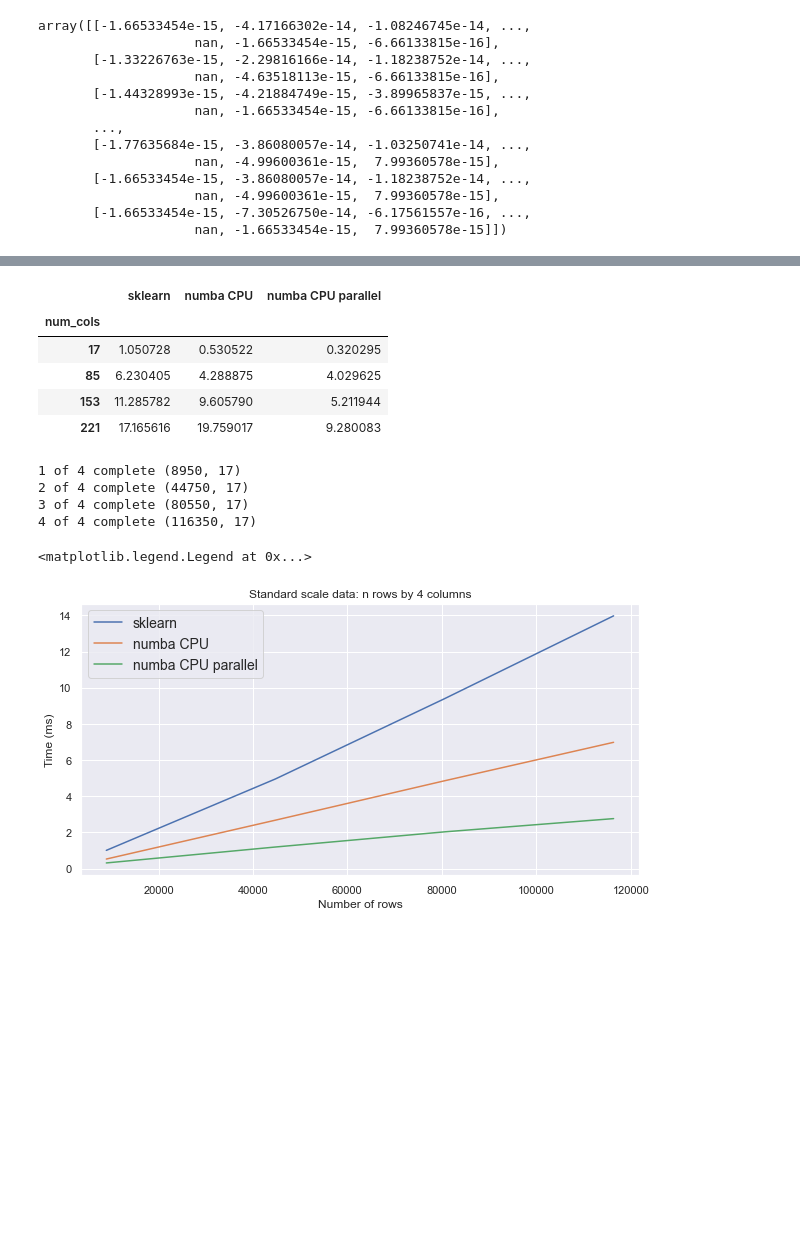
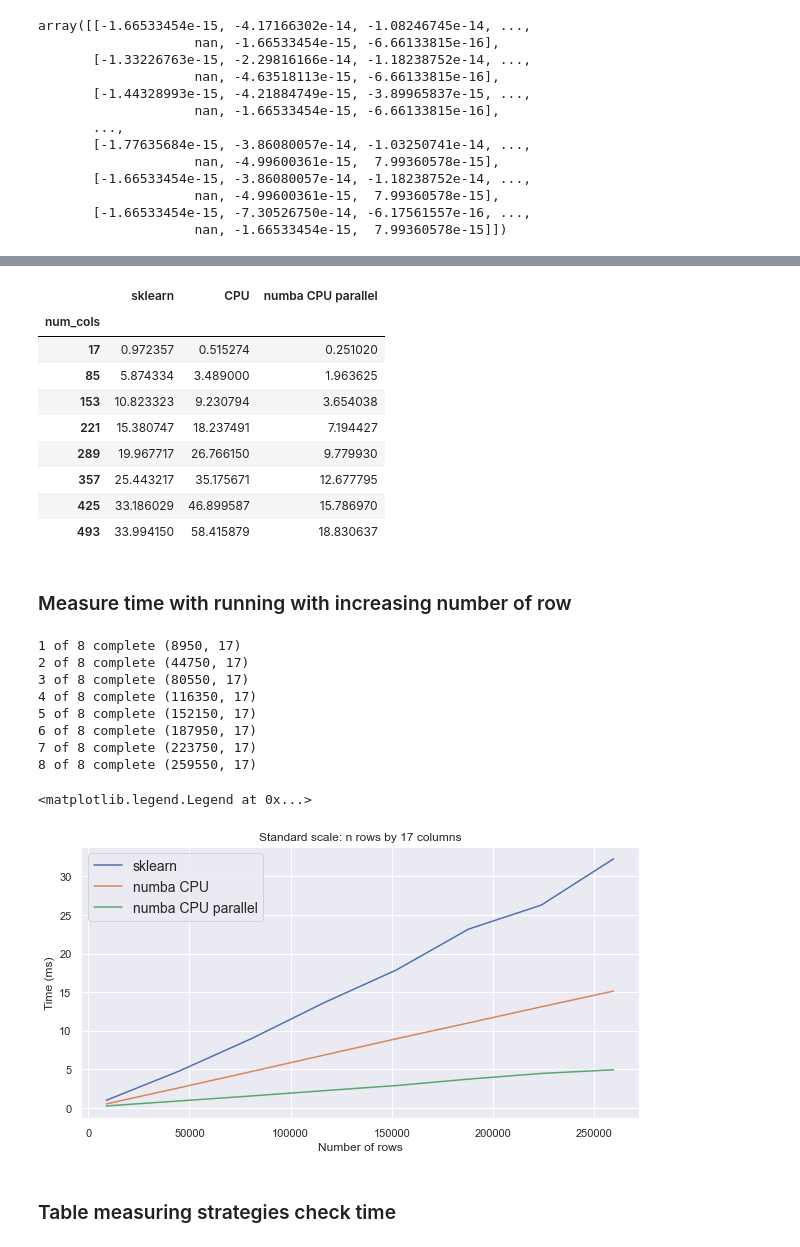
Before and after one commit to molr298/APP_Credit_Segmentation, a Jupyter notebook: utils/parallel_preprocess.ipynb, the cells around one changed output, grey strips where cells are left out. Cells and saved outputs as stored; diff of their text form; code cells hidden in the pictures; blank space fills up the shorter version.

```diff
--- a/utils/parallel_preprocess.ipynb
+++ b/utils/parallel_preprocess.ipynb
@@ -25,10 +28,6 @@ def highlight_min(s):
 # %%
 @njit(parallel=False)
 def standard(df):
-    """
-    Standardise data by removing the mean and scaling to unit variance,
-    equivalent to sklearn StandardScaler.
-    """
     n = df.shape[1]
     res = np.empty_like(df, dtype=np.float64)
 
@@ -40,13 +41,6 @@ def standard(df):
 # %%
 @jit(nopython=True, parallel=True)
 def standard_parallel(df):
-    """
-    Standardise data by removing the mean and scaling to unit variance,
-    equivalent to sklearn StandardScaler.
-
-    Uses explicit parallel loop; may offer improved performance in some
-    cases.
-    """
     n = df.shape[1]
     res = np.empty_like(df, dtype=np.float64)
 
@@ -96,6 +104,6 @@ array([[-1.66533454e-15, -4.17166302e-14, -1.08246745e-14, ...,
 # %%
 res = []
-multiples = range(1, 17, 4)
+multiples = range(1, 30, 4)
 
 for idx, i in enumerate(multiples):
     data = np.tile(df_data_np, i)
@@ -114,11 +126,11 @@ for idx, i in enumerate(multiples):
 # %%
-df_viz = pd.DataFrame(res, columns = ['num_cols', 'sklearn', 'numba CPU', 'numba CPU parallel'])
+df_viz = pd.DataFrame(res, columns = ['num_cols', 'sklearn', 'CPU', 'numba CPU parallel'])
 
 df_viz = df_viz.set_index('num_cols')
 df_viz = df_viz.apply(lambda x: 1000 * x)
 
 ax = df_viz.plot()
-ax.set_title('Standard scale data: 150 rows by n columns')
+ax.set_title('Standard scale: by n columns')
 ax.set_xlabel('Number of columns')
 ax.set_ylabel('Time (ms)')
 plt.legend(prop={'size': 14})
@@ -128,12 +142,18 @@ plt.legend(prop={'size': 14})
 # %%
-df_viz.style.apply(highlight_min, axis=1)
+df_viz.style.apply(highlight_minimum_time, axis=1)
 # %% [output]
-|  | sklearn | numba CPU | numba CPU parallel |
+|  | sklearn | CPU | numba CPU parallel |
 | num_cols |  |  |  |
-| 17 | 1.050728 | 0.530522 | 0.320295 |
-| 85 | 6.230405 | 4.288875 | 4.029625 |
-| 153 | 11.285782 | 9.605790 | 5.211944 |
-| 221 | 17.165616 | 19.759017 | 9.280083 |
+| 17 | 0.972357 | 0.515274 | 0.251020 |
+| 85 | 5.874334 | 3.489000 | 1.963625 |
+| 153 | 10.823323 | 9.230794 | 3.654038 |
+| 221 | 15.380747 | 18.237491 | 7.194427 |
+| 289 | 19.967717 | 26.766150 | 9.779930 |
+| 357 | 25.443217 | 35.175671 | 12.677795 |
+| 425 | 33.186029 | 46.899587 | 15.786970 |
+| 493 | 33.994150 | 58.415879 | 18.830637 |
+# %% [markdown]
+### Measure time with running with increasing number of row
 # %%
 res = []
 
@@ -146,21 +166,27 @@ for idx, i in enumerate(multiples):
     res.append((data.shape[0], o_1.best, o_2.best, o_3.best))
     print('{0} of {1} complete {2}'.format(idx + 1, len(multiples), data.shape))
 # %% [output]
-1 of 4 complete (8950, 17)
-2 of 4 complete (44750, 17)
-3 of 4 complete (80550, 17)
-4 of 4 complete (116350, 17)
+1 of 8 complete (8950, 17)
+2 of 8 complete (44750, 17)
+3 of 8 complete (80550, 17)
+4 of 8 complete (116350, 17)
+5 of 8 complete (152150, 17)
+6 of 8 complete (187950, 17)
+7 of 8 complete (223750, 17)
+8 of 8 complete (259550, 17)
 # %%
 df_viz = pd.DataFrame(res, columns = ['num_rows', 'sklearn', 'numba CPU', 'numba CPU parallel'])
 df_viz = df_viz.set_index('num_rows')
 df_viz = df_viz.apply(lambda x: 1000 * x)
 # %%
 ax = df_viz.plot()
-ax.set_title('Standard scale data: n rows by 4 columns')
+ax.set_title('Standard scale: n rows by 17 columns')
 ax.set_xlabel('Number of rows')
 ax.set_ylabel('Time (ms)')
 plt.legend(prop={'size': 14})
 # %% [output]
 <matplotlib.legend.Legend at 0x...>
-[figure, old version]
+[figure, new version]
+# %% [markdown]
+### Table measuring strategies check time
 # %%
```
Also changed, not shown: parts of 19 cells of this notebook.
